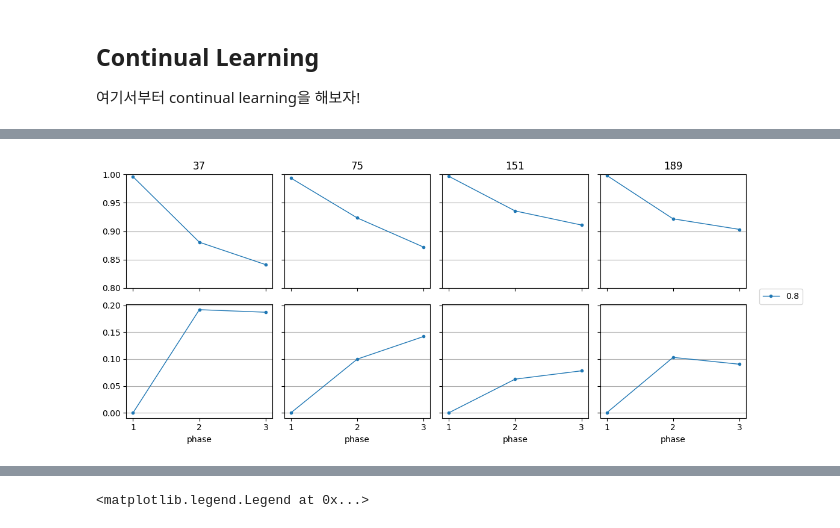
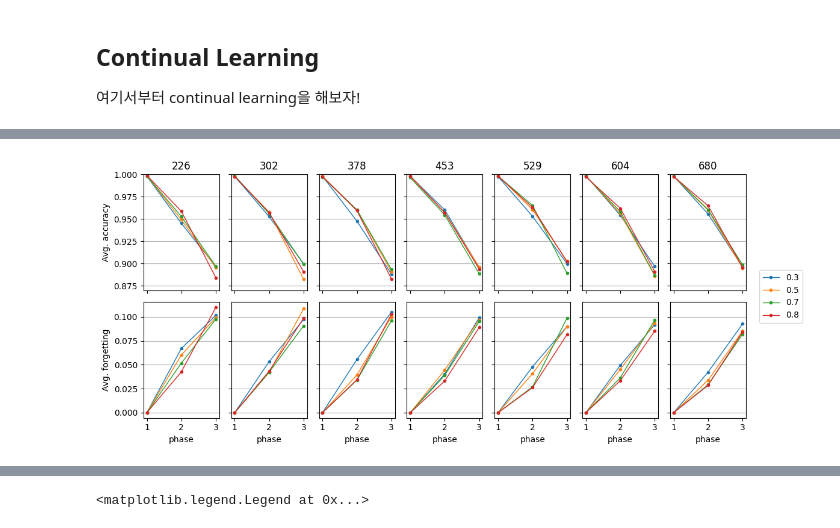
Before and after one commit to ssu004/DeepFault_Model, a Jupyter notebook: example/continual_learning9(GEM과 Replay 비교실험).ipynb, the cells around one changed output, grey strips where cells are left out. Drawn from its saved outputs; the diff is of its cells as text; code cells hidden in the pictures.

```diff
--- a/example/continual_learning9(GEM과 Replay 비교실험).ipynb
+++ b/example/continual_learning9(GEM과 Replay 비교실험).ipynb
@@ -715,7 +729,7 @@ parser.add_argument(
 parser.add_argument(
     '--epoch',
     type=int,
-    default=100,  # 50에서 100으로 변경
+    default=200,  # 50에서 200으로 변경
 )
 parser.add_argument(
     '--memory-size',
@@ -745,6 +759,6 @@ parser.add_argument(  #####################
 parser.add_argument(  #####################
     '--memory_strength4gem',   # 0 과 1 사이의 값
     type=float,
-    default=0.5,
+    default=0.3,
 )
 # %% [output]
@@ -766,0 +1011,8 @@ def start_experiment(opt):
+# %%
+strategy = 'gem'
+level = '3'
+total_sample = len(data_handler.dataloaders["3A"]["train"].dataset)
+print('total_sample:',total_sample)
+patterns_per_exp = int(total_sample)
+print('patterns_per_exp:',patterns_per_exp)
+ms = 0.1
@@ -767,12 +1091,7 @@ def start_experiment(opt):
 # %%
-strategy = 'gem'
-# levels = ['1', '2', '3']
-levels = ['3']
-total_sample = len(data_handler.dataloaders["3A"]["train"].dataset)
-print('total_sample:',total_sample)
-# patterns_per_exp = [int(total_sample * 0.3), int(total_sample * 0.4), int(total_sample * 0.5), int(total_sample * 0.6), int(total_sample * 0.7), int(total_sample * 0.8), int(total_sample * 0.9)]
-patterns_per_exp = [int(total_sample * 0.05), int(total_sample * 0.1), int(total_sample * 0.2),int(total_sample * 0.25) ]
-print('patterns_per_exp:',patterns_per_exp)
-# memory_strength = [0.3, 0.4, 0.5, 0.6, 0.7, 0.8]# 0 과 1 사이의 값. 낮을수록 이전 task 지식 유지
-memory_strength = [0.8]  # 일단 0.8만 진행행
-print('memory_strength: ',memory_strength)
+import matplotlib.pyplot as plt
+patterns_per_exp = [int(total_sample * 0.3), int(total_sample * 0.4), int(total_sample * 0.5), int(total_sample * 0.6), int(total_sample * 0.7), int(total_sample * 0.8), int(total_sample * 0.9)]
+memory_strength = [0.3, 0.4, 0.5, 0.6, 0.7, 0.8]# 0 과 1 사이의 값. 낮을수록 이전 task 지식 유지
+memory_strength = [0.3, 0.5, 0.7, 0.8]# 0 과 1 사이의 값. 낮을수록 이전 task 지식 유지
+# patterns_per_exp: [226, 302, 378, 453, 529, 604, 680]  ## 7개
+# memory_strength:  [0.3, 0.4, 0.5, 0.6, 0.7, 0.8]       ## 6개
@@ -825,9 +1098,7 @@ for level in tqdm(levels, desc='Levels'):
 # %%
-###########    다시 시각화 코드 짜야함
-import matplotlib.pyplot as plt
-fig, axes = plt.subplots(2, 4, sharex='all', sharey='row', figsize=(11, 5))
+fig, axes = plt.subplots(2, 7, sharex='all', sharey='row', figsize=(11, 5))
 for i, pattern in enumerate(patterns_per_exp):
-    results = [json.load(open(f"WDCNN2_GEM_ Pattens:{pattern}_ms:{ms}_0801/WDCNN2_level_3_gem_patterns_per_exp={pattern}_memory_strength={ms}_results.json", 'r')) for ms in memory_strength]
+    results = [json.load(open(f"WDCNN2_GEM_ Pattens:{pattern}_ms:{ms}_0729/WDCNN2_level_3_gem_patterns_per_exp={pattern}_memory_strength={ms}_results.json", 'r')) for ms in memory_strength]
 
     avg_accs = []
     avg_forgetting = []
@@ -837,34 +1108,34 @@ for i, pattern in enumerate(patterns_per_exp):
 
     mean_accs = np.mean(avg_accs, axis=1)
     mean_forgetting = np.mean(avg_forgetting, axis=1)
 
     avg_plot_args = []
     forgetting_plot_args = []
     x = ['1', '2', '3']
     for idx, strat in enumerate(memory_strength):
         avg_plot_args.append(x)
         avg_plot_args.append(mean_accs[idx])
         avg_plot_args.append('-o')
 
         forgetting_plot_args.append(x)
         forgetting_plot_args.append(mean_forgetting[idx])
         forgetting_plot_args.append('-o')
 
     axes[0][i].plot(*avg_plot_args, markersize=3, linewidth=1)  ###
     axes[0][i].set_title(f"{pattern}")
-    if level == 0:
+    if i == 0:
         axes[0][i].set_ylabel("Avg. accuracy")
-    axes[0][i].set_ylim(0.8, 1.)
+    axes[0][i].set_ylim(0.87, 1.)
     axes[0][i].grid(True, axis='y')
 
     axes[1][i].plot(*forgetting_plot_args, markersize=3, linewidth=1)
-    if level == 0:
+    if i == 0:
         axes[1][i].set_ylabel("Avg. forgetting")
     axes[1][i].set_xlabel("phase")
     axes[1][i].grid(True, axis='y')
 
 fig.legend(memory_strength, loc='center left', bbox_to_anchor=(1, 0.52))
 plt.tight_layout()
 plt.savefig(f'strategy_results_graph.png', dpi=300, bbox_inches='tight')
 # %% [output]
-[figure, old version]
+[figure, new version]
```
Also changed, not shown: parts of 26 cells of this notebook, 7 other files.
